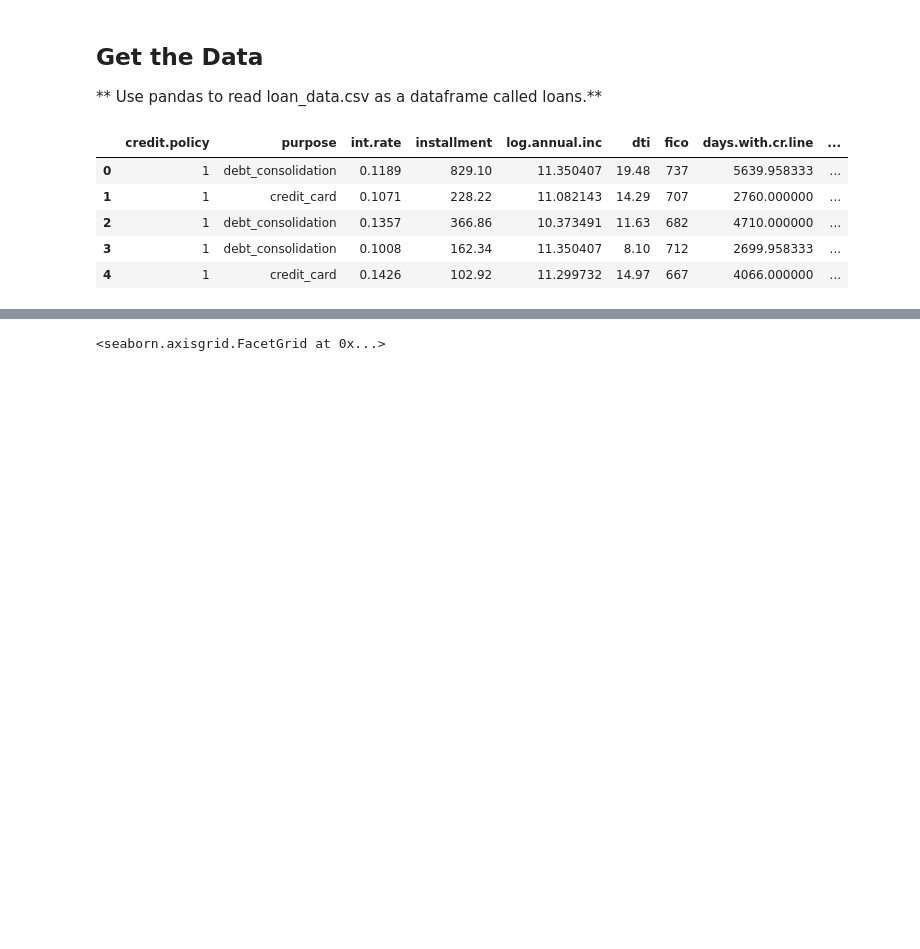
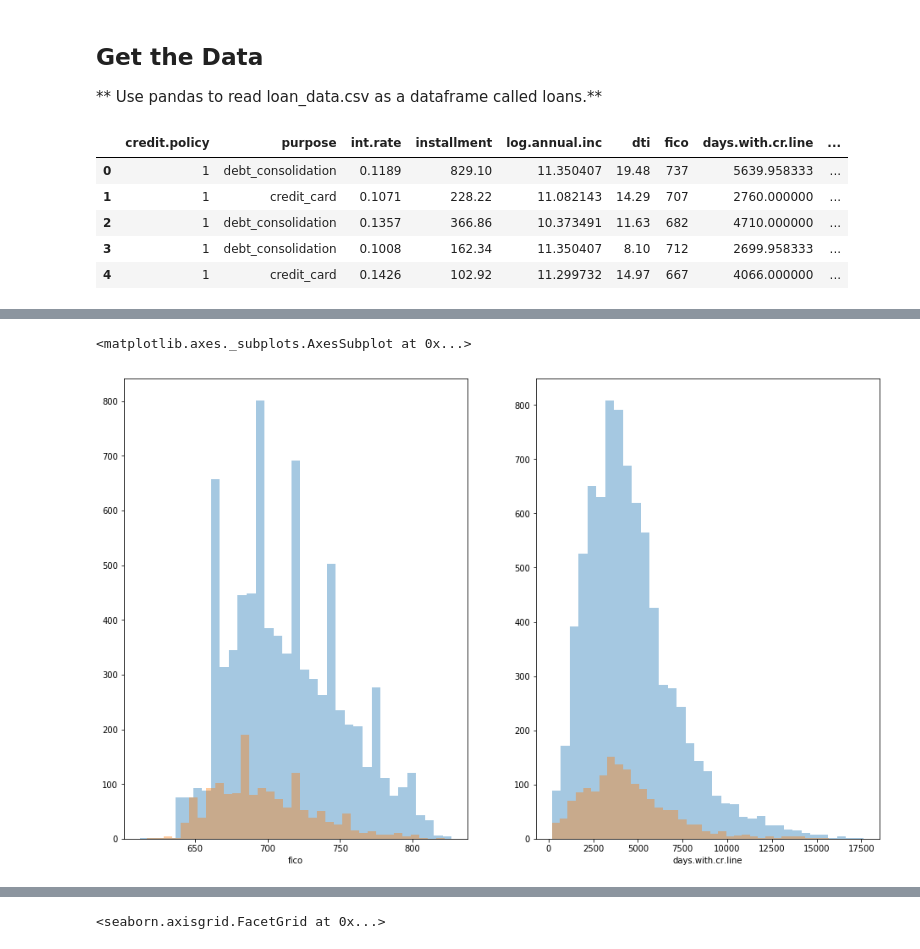
Before and after one commit to Pradhy729/Loan-payment-prediction, a Jupyter notebook: 02-Decision Trees and Random Forest Project.ipynb, the cells around one changed output, grey strips where cells are left out. Cells and saved outputs as stored; diff of their text form; code cells hidden in the pictures; blank space fills up the shorter version.

```diff
--- a/02-Decision Trees and Random Forest Project.ipynb
+++ b/02-Decision Trees and Random Forest Project.ipynb
@@ -99 +60,14 @@ loan_df[loan_df['not.fully.paid'] == 0]['fico'].hist(bins=30,alpha=0.4)
+# %%
+fig, ax = plt.subplots(1,2,figsize=(16,10))
+
+sns.distplot(loan_df[loan_df['not.fully.paid'] == 0]['fico'], bins=35, kde=False, ax=ax[0])
+sns.distplot(loan_df[loan_df['not.fully.paid'] == 1]['fico'], bins=35,kde=False, ax=ax[0])
+
+sns.distplot(loan_df[loan_df['not.fully.paid'] == 0]['days.with.cr.line'], bins=35, kde=False, ax=ax[1])
+sns.distplot(loan_df[loan_df['not.fully.paid'] == 1]['days.with.cr.line'], bins=35,kde=False, ax=ax[1])
+
+#loan_df[loan_df['not.fully.paid'] == 0]['fico']
+# %% [output]
+<matplotlib.axes._subplots.AxesSubplot at 0x...>
+[figure, added]
 # %%
```
Also changed, not shown: parts of 65 cells of this notebook.
